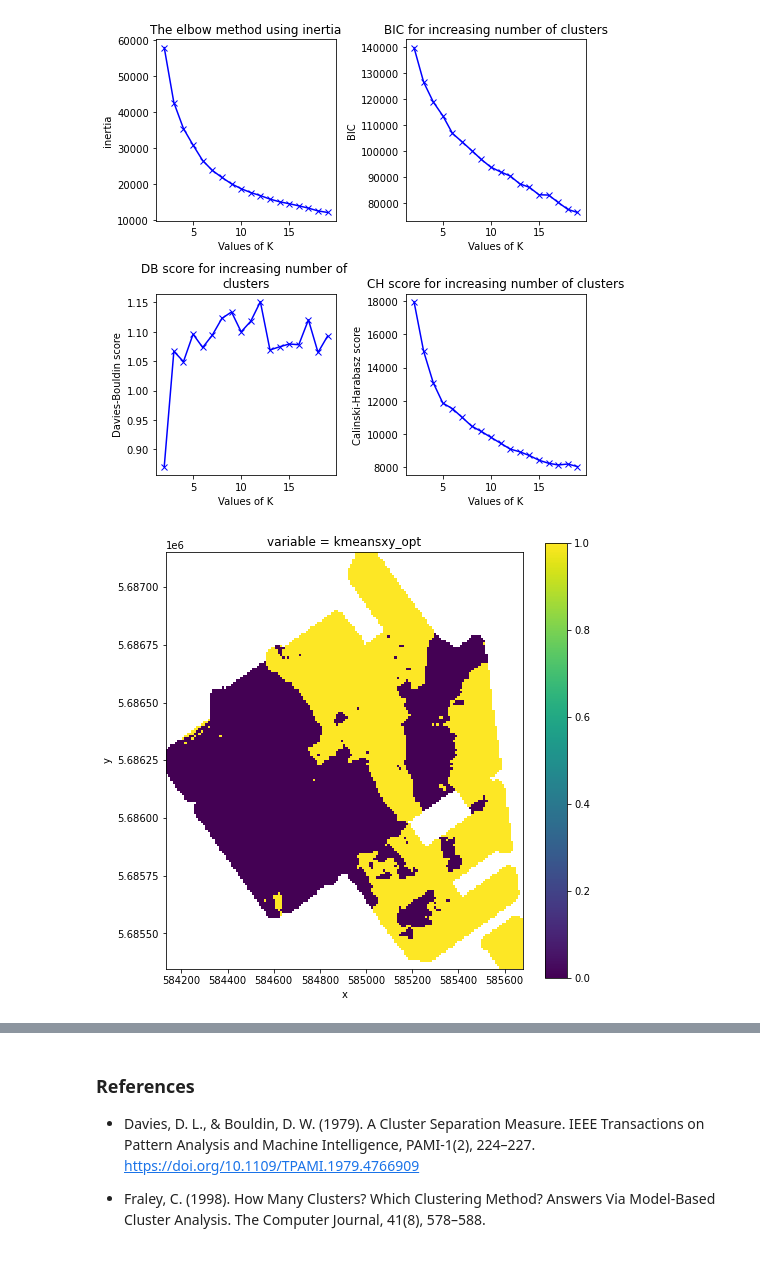
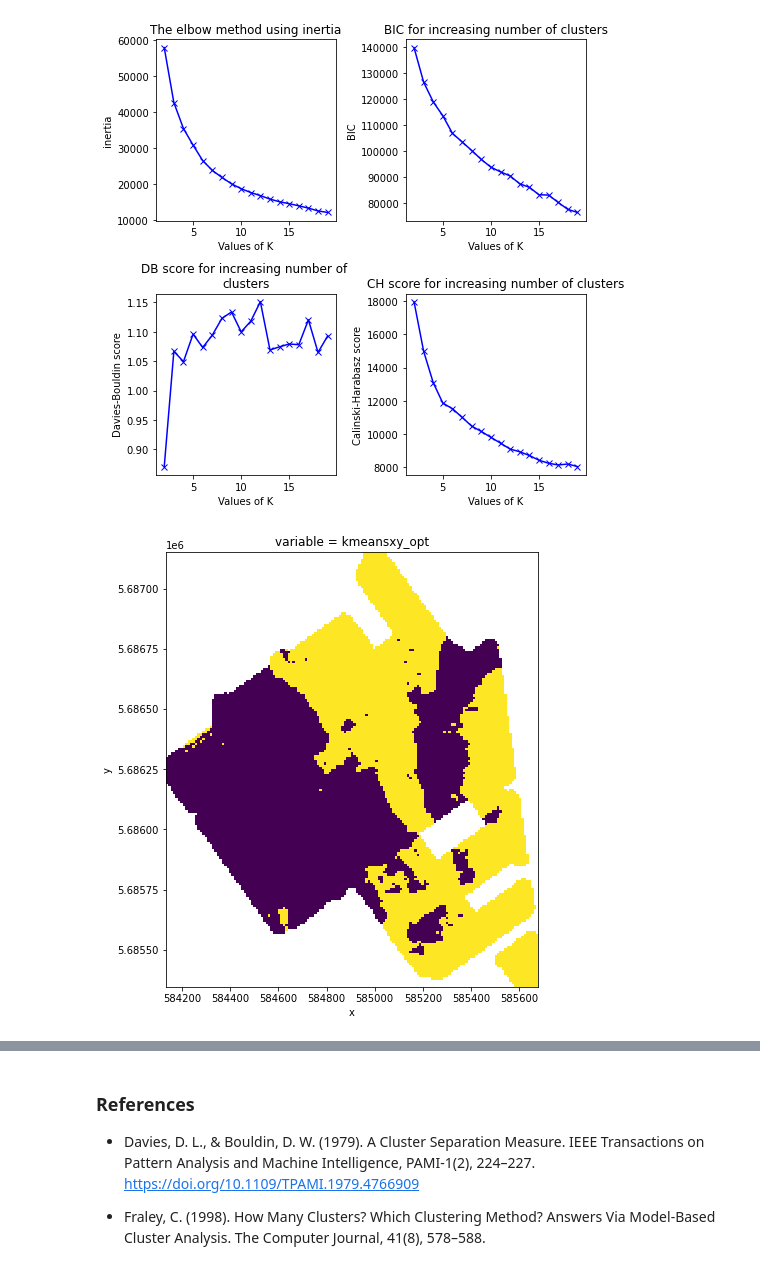
Before and after one commit to drdebivre/Thesis_EMIclass, a Jupyter notebook: 2.K_means.ipynb, the cells around one changed output, grey strips where cells are left out. Drawn from its saved outputs; the diff is of its cells as text; code cells hidden in the pictures.

```diff
--- a/2.K_means.ipynb
+++ b/2.K_means.ipynb
@@ -320,19 +320,19 @@ plt.show()
 # %%
 optimal_n = 2 # As derived from the DB-score
 
 kmeans = KMeans(n_clusters=optimal_n, random_state=0, n_init=5, init='k-means++').fit(df_std)
 clusters = kmeans.predict(df_std)
 
 cl = np.empty((27540))
 cl[:] = np.nan
 cl[~rows_with_nan] = clusters
 
 df_raster['kmeansxy_opt'] = cl
 
 xr_clusters = df_raster.to_xarray().transpose('y', 'x')
 
 cl_array = xr_clusters.to_array()
-ax = cl_array.sel(variable='kmeansxy_opt').plot.pcolormesh(figsize=(8,8))
+ax = cl_array.sel(variable='kmeansxy_opt').plot.pcolormesh(figsize=(8,8), add_colorbar=False)
 ax.axes.set_aspect('equal')
 # %% [output]
-[figure, old version]
+[figure, new version]
```
Also changed, not shown: parts of 4 cells of this notebook.
